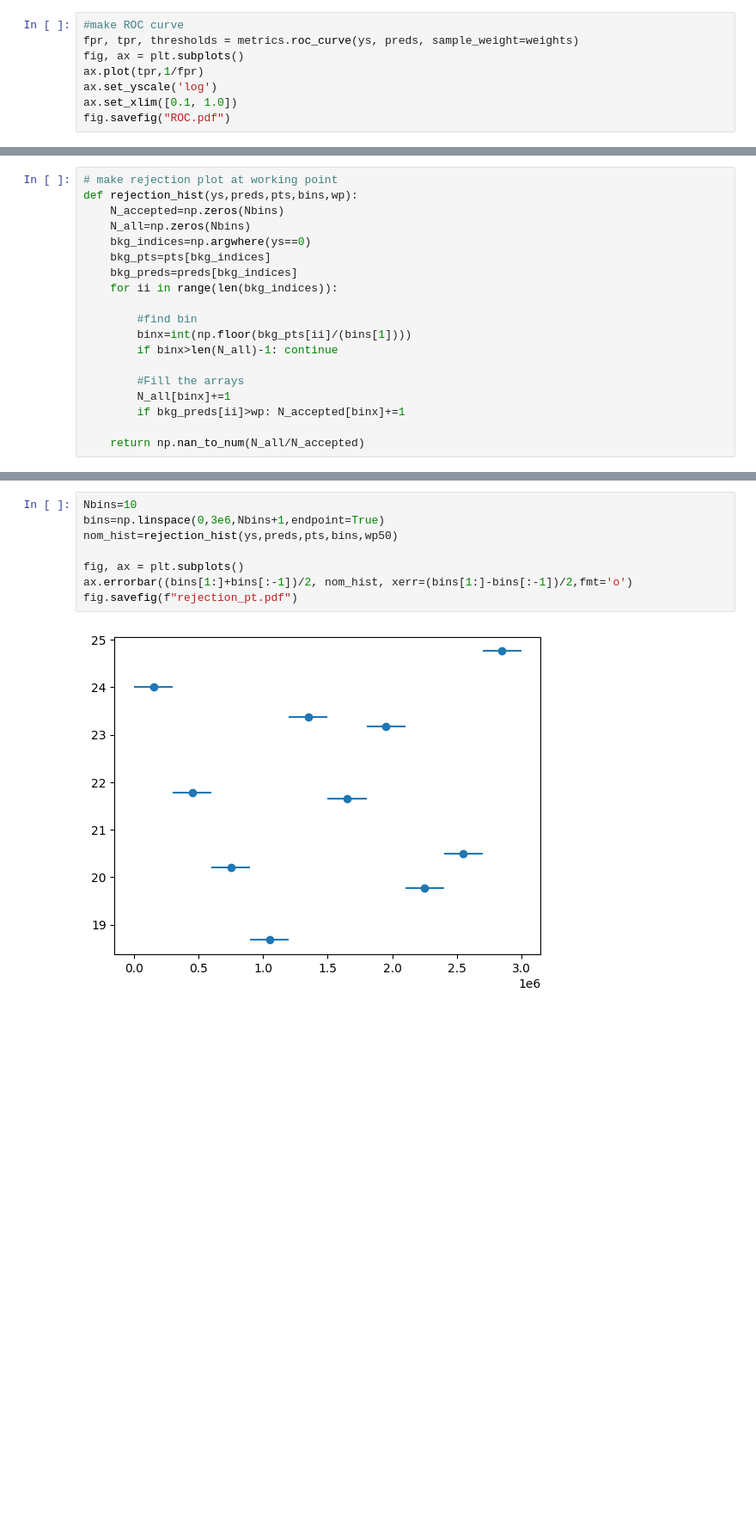
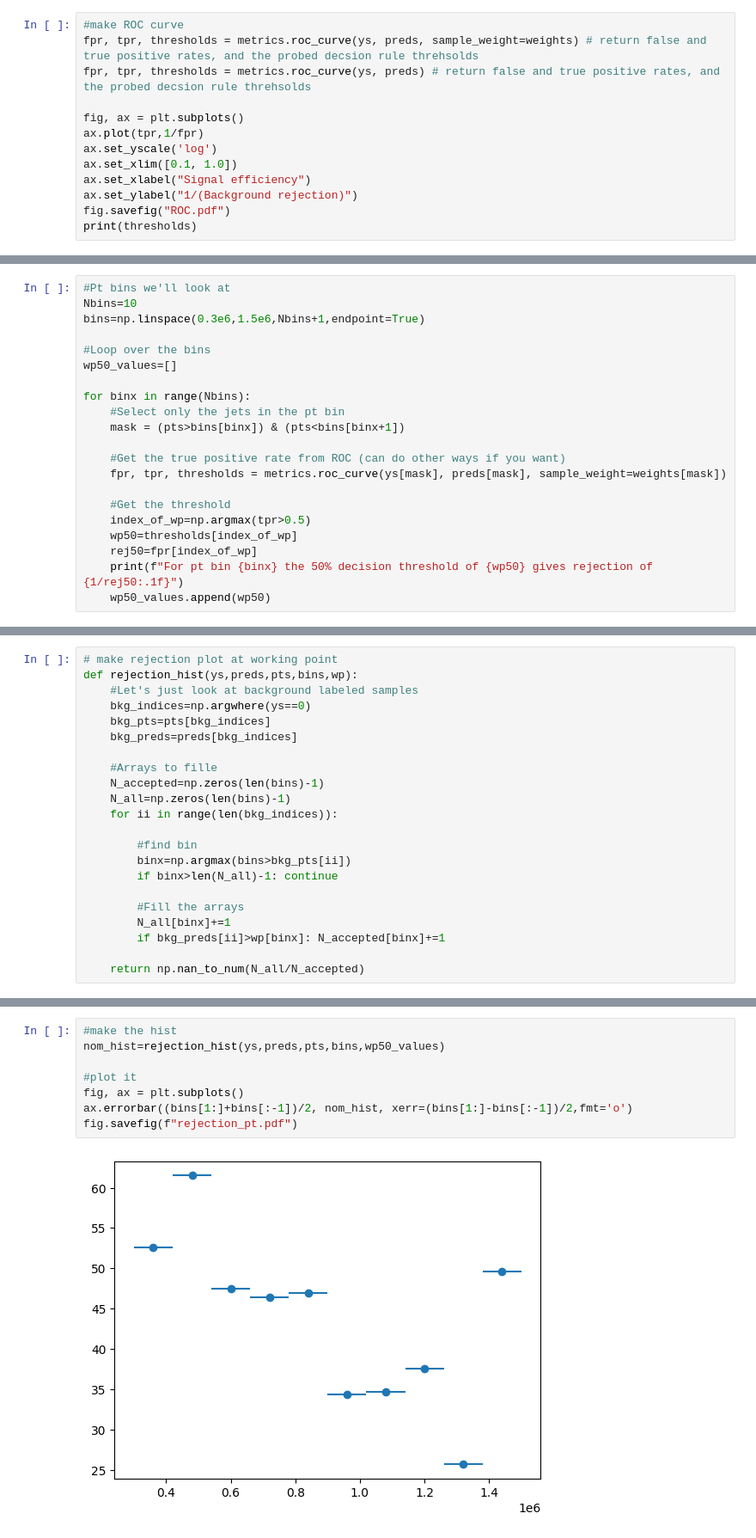
Before and after one commit to RobertLes/cometa-ML-tutorial, a Jupyter notebook: eval.ipynb, the cells around one changed output, grey strips where cells are left out. Shown at 86% size. Saved outputs shown, nothing was run; the diff lists cells and outputs as text; blank space fills up the shorter version.

```diff
--- a/eval.ipynb
+++ b/eval.ipynb
@@ -189,9 +234,14 @@ preds=np.log(preds_raw[:,0])/np.log(preds_raw[:,1])
 # %%
 #make ROC curve
-fpr, tpr, thresholds = metrics.roc_curve(ys, preds, sample_weight=weights)
+fpr, tpr, thresholds = metrics.roc_curve(ys, preds, sample_weight=weights) # return false and true positive rates, and the probed decsion rule threhsolds
+fpr, tpr, thresholds = metrics.roc_curve(ys, preds) # return false and true positive rates, and the probed decsion rule threhsolds
+
 fig, ax = plt.subplots()
 ax.plot(tpr,1/fpr)
 ax.set_yscale('log')
 ax.set_xlim([0.1, 1.0])
+ax.set_xlabel("Signal efficiency")
+ax.set_ylabel("1/(Background rejection)")
 fig.savefig("ROC.pdf")
+print(thresholds)
 # %% [output]
@@ -206,0 +275,21 @@ print(f"50% decision threshold of {wp50} gives rejection of {1/rej50:.1f}")
+# %%
+#Pt bins we'll look at
+Nbins=10
+bins=np.linspace(0.3e6,1.5e6,Nbins+1,endpoint=True)
+
+#Loop over the bins
+wp50_values=[]
+
+for binx in range(Nbins):
+    #Select only the jets in the pt bin
+    mask = (pts>bins[binx]) & (pts<bins[binx+1])
+
+    #Get the true positive rate from ROC (can do other ways if you want)
+    fpr, tpr, thresholds = metrics.roc_curve(ys[mask], preds[mask], sample_weight=weights[mask])
+
+    #Get the threshold
+    index_of_wp=np.argmax(tpr>0.5)
+    wp50=thresholds[index_of_wp]
+    rej50=fpr[index_of_wp]
+    print(f"For pt bin {binx} the 50% decision threshold of {wp50} gives rejection of {1/rej50:.1f}")
+    wp50_values.append(wp50)
@@ -207,19 +309,22 @@ print(f"50% decision threshold of {wp50} gives rejection of {1/rej50:.1f}")
 # %%
 # make rejection plot at working point
 def rejection_hist(ys,preds,pts,bins,wp):
-    N_accepted=np.zeros(Nbins)
-    N_all=np.zeros(Nbins)
+    #Let's just look at background labeled samples
     bkg_indices=np.argwhere(ys==0)
     bkg_pts=pts[bkg_indices]
     bkg_preds=preds[bkg_indices]
+
+    #Arrays to fille
+    N_accepted=np.zeros(len(bins)-1)
+    N_all=np.zeros(len(bins)-1)
     for ii in range(len(bkg_indices)):
 
         #find bin
-        binx=int(np.floor(bkg_pts[ii]/(bins[1])))
+        binx=np.argmax(bins>bkg_pts[ii])
         if binx>len(N_all)-1: continue
 
         #Fill the arrays
         N_all[binx]+=1
-        if bkg_preds[ii]>wp: N_accepted[binx]+=1
+        if bkg_preds[ii]>wp[binx]: N_accepted[binx]+=1
 
     return np.nan_to_num(N_all/N_accepted)
@@ -226,10 +333,10 @@ def rejection_hist(ys,preds,pts,bins,wp):
 # %%
-Nbins=10
-bins=np.linspace(0,3e6,Nbins+1,endpoint=True)
-nom_hist=rejection_hist(ys,preds,pts,bins,wp50)
+#make the hist
+nom_hist=rejection_hist(ys,preds,pts,bins,wp50_values)
 
+#plot it
 fig, ax = plt.subplots()
 ax.errorbar((bins[1:]+bins[:-1])/2, nom_hist, xerr=(bins[1:]-bins[:-1])/2,fmt='o')
 fig.savefig(f"rejection_pt.pdf")
 # %% [output]
-[figure, old version]
+[figure, new version]
```
Also changed, not shown: parts of 54 cells of this notebook, 1 other file.
